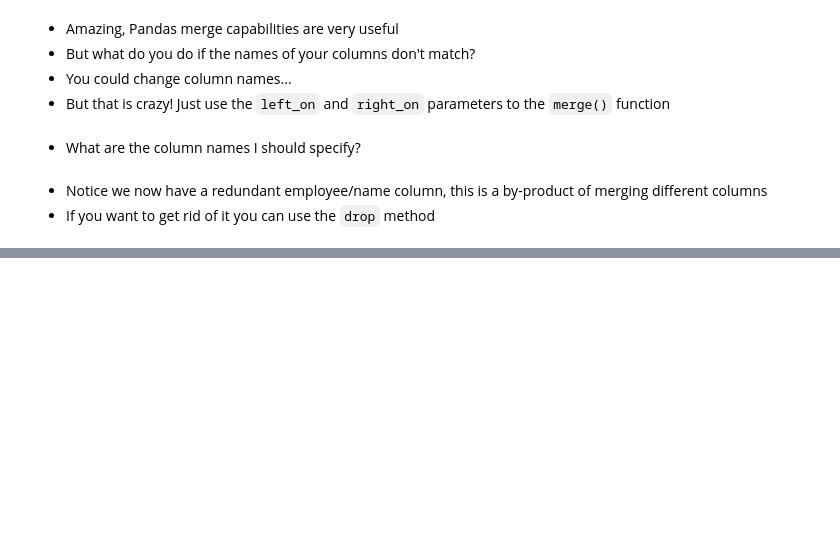
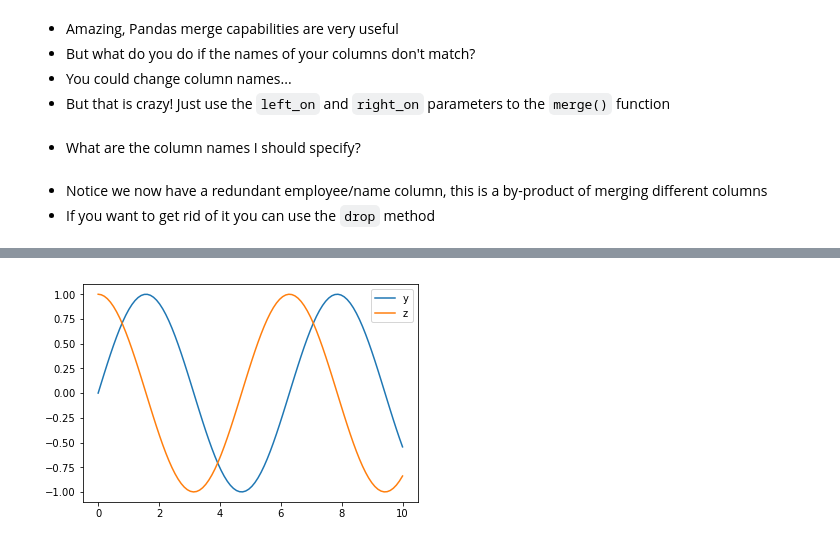
Before and after one commit to RCEatPitt/data-basics-summer-2018, a Jupyter notebook: day-two-pandas/More Pandas.ipynb, the cells around one changed output, grey strips where cells are left out. Saved outputs shown, nothing was run; the diff lists cells and outputs as text; code cells hidden in the pictures; blank space fills up the shorter version.

```diff
--- a/day-two-pandas/More Pandas.ipynb
+++ b/day-two-pandas/More Pandas.ipynb
@@ -890,0 +906,7 @@ pd.merge(df1, df3, left_on="employee", right_on="name" ).drop("name", axis=1)
+# %%
+# create some random data
+x = np.linspace(0, 10, 100)
+
+# put that data into a dataframe
+df = pd.DataFrame({"y":np.sin(x), "z":np.cos(x)}, index=x)
+df.head()
@@ -890,0 +920,5 @@ pd.merge(df1, df3, left_on="employee", right_on="name" ).drop("name", axis=1)
+# %%
+# Plot the data using the plot method
+df.plot();
+# %% [output]
+[figure, added]
```
Also changed, not shown: parts of 119 cells of this notebook, 1 other file.
